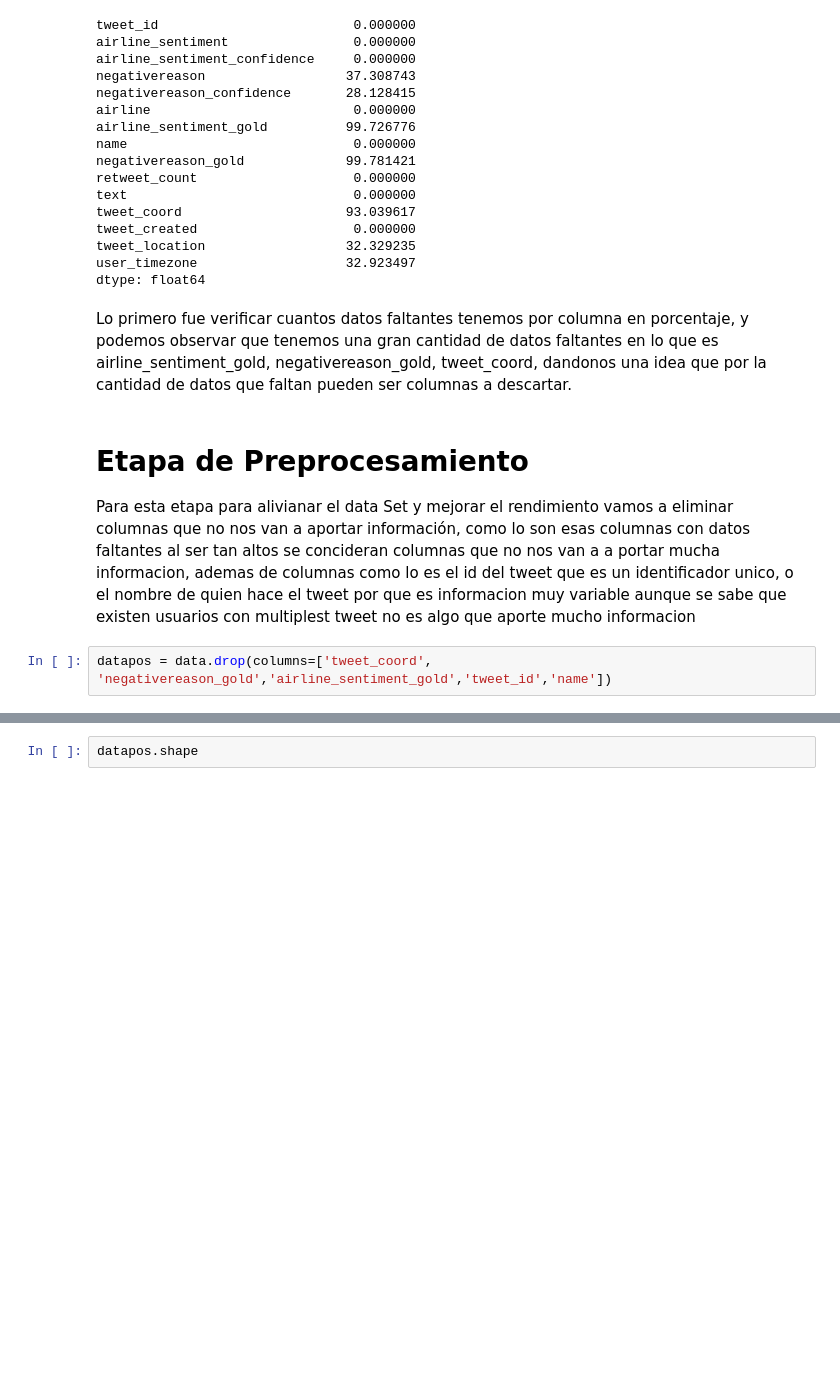
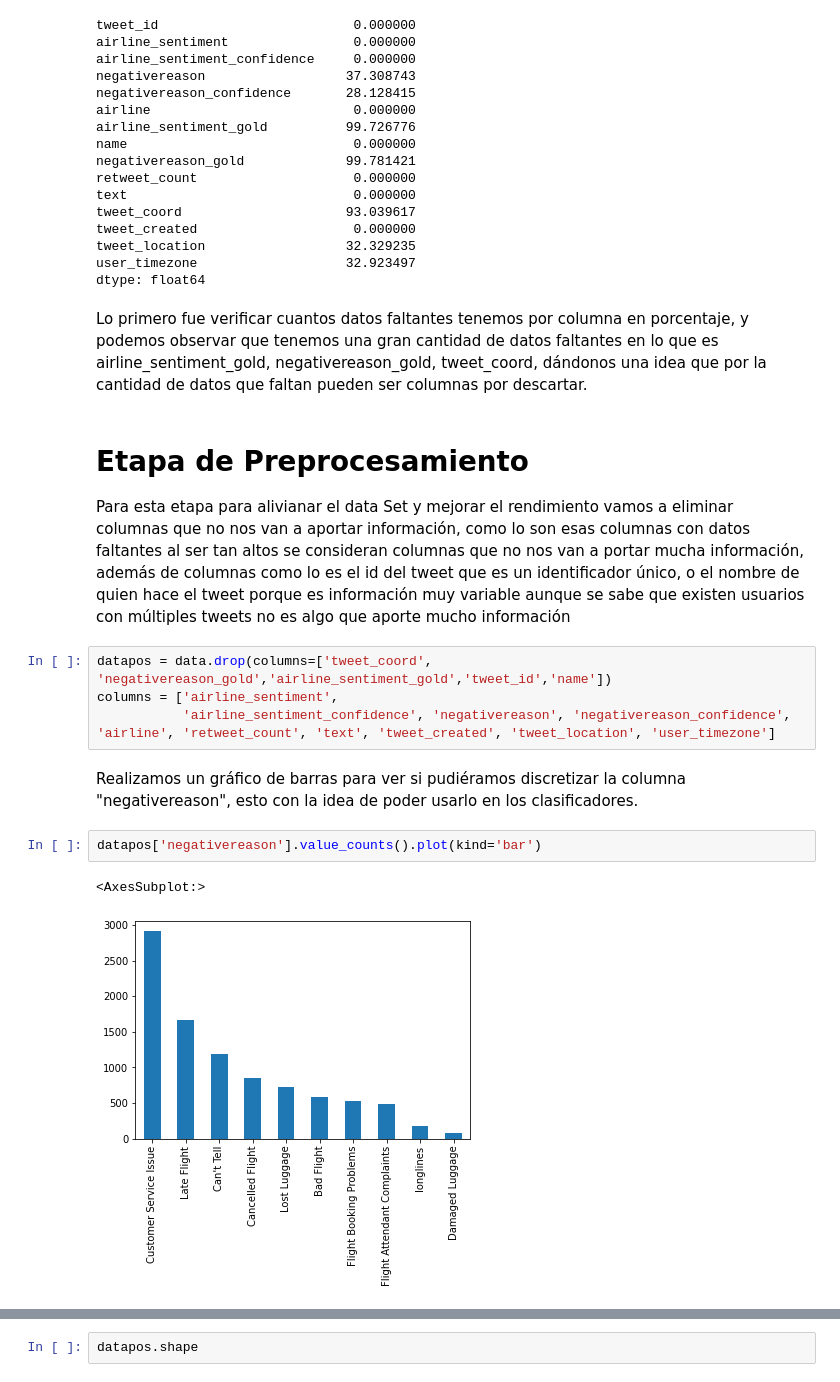
Before and after one commit to juanbaezl/FirewallDataMining, a Jupyter notebook: ParcialFinal/Parcial.ipynb, the cells around one changed output, grey strips where cells are left out. Saved outputs shown, nothing was run; the diff lists cells and outputs as text; blank space fills up the shorter version.

```diff
--- a/ParcialFinal/Parcial.ipynb
+++ b/ParcialFinal/Parcial.ipynb
@@ -94,10 +102,19 @@ tweet_location                  32.329235
 user_timezone                   32.923497
 dtype: float64
 # %% [markdown]
-Lo primero fue verificar cuantos datos faltantes tenemos por columna en porcentaje, y podemos observar que tenemos una gran cantidad de datos faltantes en lo que es airline_sentiment_gold, negativereason_gold, tweet_coord, dandonos una idea que por la cantidad de datos que faltan pueden ser columnas a descartar.
+Lo primero fue verificar cuantos datos faltantes tenemos por columna en porcentaje, y podemos observar que tenemos una gran cantidad de datos faltantes en lo que es airline_sentiment_gold, negativereason_gold, tweet_coord, dándonos una idea que por la cantidad de datos que faltan pueden ser columnas por descartar.
 # %% [markdown]
 # Etapa de Preprocesamiento
 
-  Para esta etapa para alivianar el data Set y mejorar el rendimiento vamos a eliminar columnas que no nos van a aportar información, como lo son esas columnas con datos faltantes al ser tan altos se concideran columnas que no nos van a a portar mucha informacion, ademas de columnas como lo es el id del tweet que es un identificador unico, o el nombre de quien hace el tweet por que es informacion muy variable aunque se sabe que existen usuarios con multiplest tweet no es algo que aporte mucho informacion
+  Para esta etapa para alivianar el data Set y mejorar el rendimiento vamos a eliminar columnas que no nos van a aportar información, como lo son esas columnas con datos faltantes al ser tan altos se consideran columnas que no nos van a portar mucha información, además de columnas como lo es el id del tweet que es un identificador único, o el nombre de quien hace el tweet porque es información muy variable aunque se sabe que existen usuarios con múltiples tweets no es algo que aporte mucho información
 # %%
 datapos = data.drop(columns=['tweet_coord', 'negativereason_gold','airline_sentiment_gold','tweet_id','name'])
+columns = ['airline_sentiment',
+           'airline_sentiment_confidence', 'negativereason', 'negativereason_confidence', 'airline', 'retweet_count', 'text', 'tweet_created', 'tweet_location', 'user_timezone']
+# %% [markdown]
+Realizamos un gráfico de barras para ver si pudiéramos discretizar la columna "negativereason", esto con la idea de poder usarlo en los clasificadores.
+# %%
+datapos['negativereason'].value_counts().plot(kind='bar')
+# %% [output]
+<AxesSubplot:>
+[figure, added]
```
Also changed, not shown: parts of 23 cells of this notebook.
